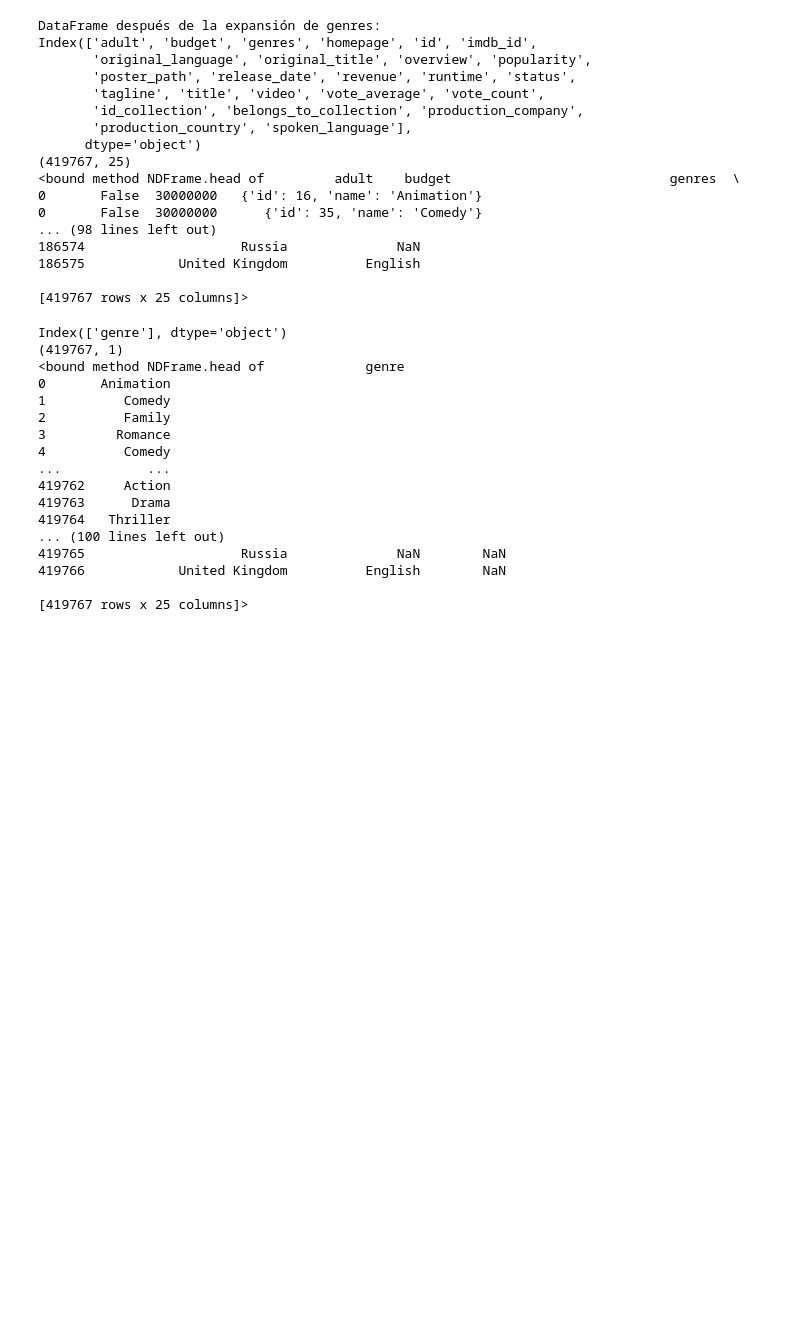
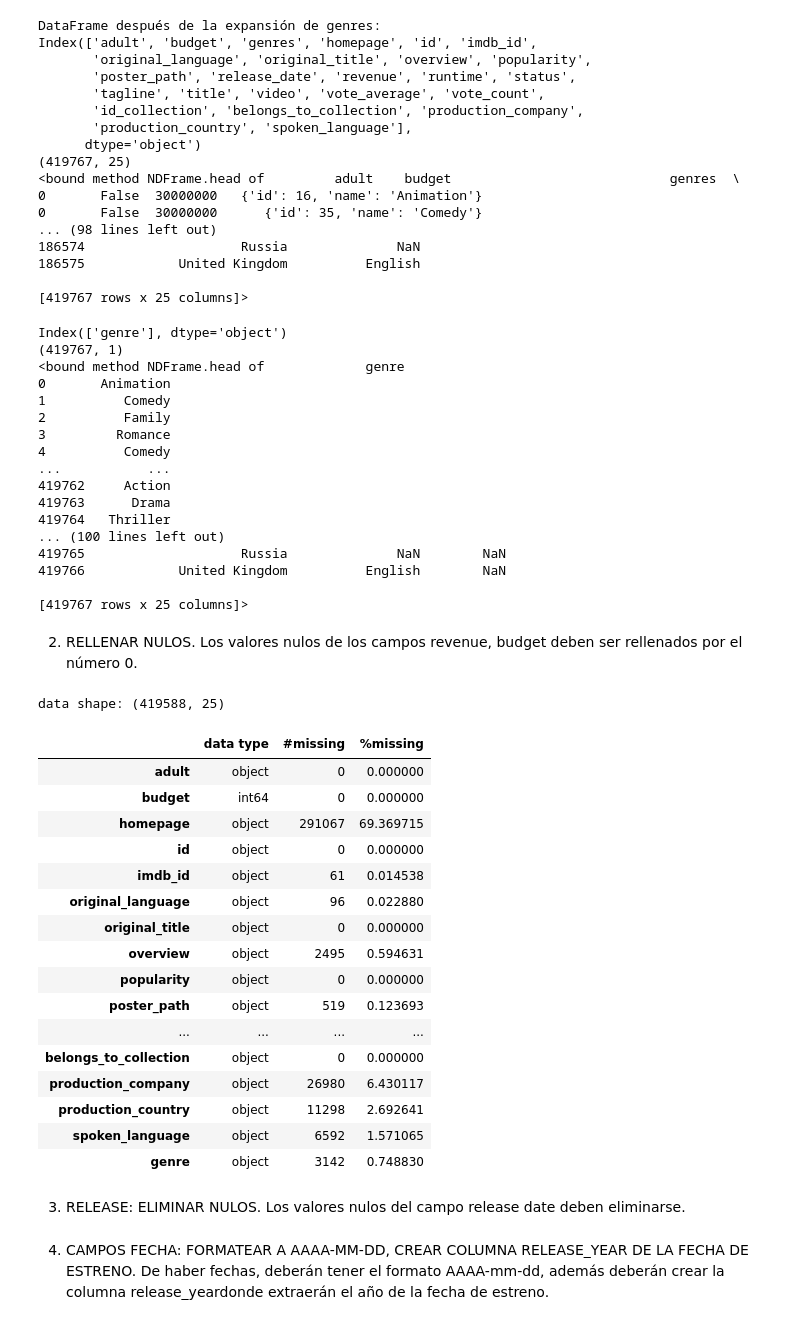
Before and after one commit to SariEliM/MovieStreaming, a Jupyter notebook: MS_transformaciones.ipynb, the cells around one changed output. Drawn from its saved outputs; the diff is of its cells as text; code cells hidden in the pictures; blank space fills up the shorter version.

Commit message:
Finalizacion Transformaciones

```diff
--- a/MS_transformaciones.ipynb
+++ b/MS_transformaciones.ipynb
@@ -54,6 +52,15 @@ original_max_colwidth = pd.get_option('display.max_colwidth')
 
 # Establece el nuevo valor para 'display.max_colwidth' para poder visualizar correctamente los valores de las columnas
 pd.set_option('display.max_colwidth', None)
+# %%
+#Creamos una funcion para mostrar los tipos de columnas, cantidad de filas nulas y % de nulos
+def resumen(df):
+    print(f'data shape: {df.shape}')
+    resumen = pd.DataFrame(df.dtypes, columns=['data type'])
+    resumen['#missing'] = df.isnull().sum()
+    resumen['%missing'] = df.isnull().sum()*100/len(df)
+    #resumen['#unique'] = df.nunique()
+    return resumen
 # %% [markdown]
 Leo los datos de los archivos Credits y Movies y los almaceno en datasets
 # %%
@@ -86,7 +94,12 @@ Index(['index', 'cast', 'crew', 'movie_id'], dtype='object')
 [45476 rows x 4 columns]>
 # %%
 df_movies = pd.read_csv('movies_dataset.csv')
+# Renombrar la columna 'id'
+df_movies = df_movies.rename(columns={'id': 'movie_id'})
+df_movies['movie_id'] = pd.to_numeric(df_movies['movie_id'], errors='coerce')
+
 print(df_movies.columns)
 print(df_movies.shape)
+resumen(df_movies)
 print(df_movies.head)
 # %% [output]
@@ -334,11 +380,10 @@ print(non_empty_collections.shape)
 
 # Aplicar json_normalize solo a las filas no vacías
 df_normalized_coll = json_normalize(non_empty_collections['belongs_to_collection'])
-df_normalized_coll = df_normalized_coll.rename(columns={'id': 'id_collection'})
 df_normalized_coll = df_normalized_coll.rename(columns={'name': 'belongs_to_collection'})
 
 # Analizando los requerimientos de la API, eliminaremos algunas columnas desanidadas que no seran necesarias para lograr el objetivo
-df_normalized_coll.drop(columns=['poster_path', 'backdrop_path'], inplace=True)
+df_normalized_coll.drop(columns=['poster_path', 'backdrop_path', 'id'], inplace=True)
 
 
 print("\nDataFrame después de normalizar 'belongs_to_collection':")
@@ -702,3 +741,27 @@ Index(['genre'], dtype='object')
 419766            United Kingdom          English        NaN
 
 [419767 rows x 25 columns]>
+# %% [markdown]
+2. RELLENAR NULOS. Los valores nulos de los campos revenue, budget deben ser rellenados por el número 0.
+# %%
+#Verificamos las caracteristicas de los datos
+resumen(df_movies_final)
+# %% [output]
+data shape: (419588, 25)
+|  | data type | #missing | %missing |
+| adult | object | 0 | 0.000000 |
+| budget | int64 | 0 | 0.000000 |
+| homepage | object | 291067 | 69.369715 |
+| id | object | 0 | 0.000000 |
+| imdb_id | object | 61 | 0.014538 |
+| original_language | object | 96 | 0.022880 |
+| original_title | object | 0 | 0.000000 |
+| overview | object | 2495 | 0.594631 |
+| popularity | object | 0 | 0.000000 |
+| poster_path | object | 519 | 0.123693 |
+| ... | ... | ... | ... |
+| belongs_to_collection | object | 0 | 0.000000 |
+| production_company | object | 26980 | 6.430117 |
+| production_country | object | 11298 | 2.692641 |
+| spoken_language | object | 6592 | 1.571065 |
+| genre | object | 3142 | 0.748830 |
@@ -704,0 +775,2 @@ Index(['genre'], dtype='object')
+# %% [markdown]
+3. RELEASE: ELIMINAR NULOS. Los valores nulos del campo release date deben eliminarse.
@@ -704,0 +779,2 @@ Index(['genre'], dtype='object')
+# %% [markdown]
+4. CAMPOS FECHA: FORMATEAR A AAAA-MM-DD, CREAR COLUMNA RELEASE_YEAR DE LA FECHA DE ESTRENO. De haber fechas, deberán tener el formato AAAA-mm-dd, además deberán crear la columna release_yeardonde extraerán el año de la fecha de estreno.
```
Also changed, not shown: parts of 26 cells of this notebook, 3 other files.
